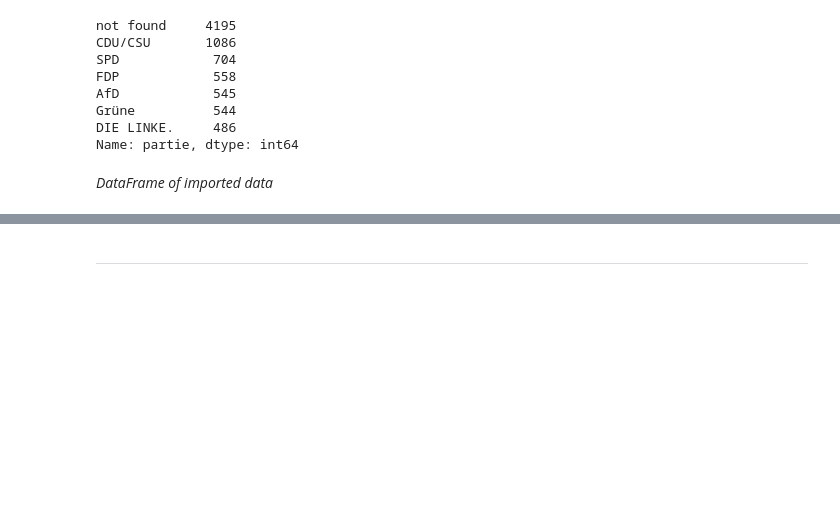
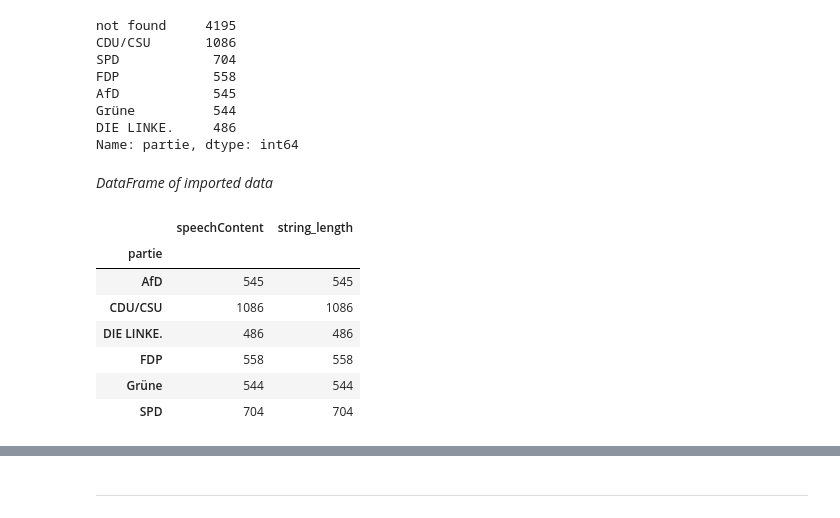
Before and after one commit to CodeGitte/SPICED_plenarreden_classifier, a Jupyter notebook: classifier.ipynb, the cells around one changed output, grey strips where cells are left out. Saved outputs shown, nothing was run; the diff lists cells and outputs as text; code cells hidden in the pictures; blank space fills up the shorter version.

```diff
--- a/classifier.ipynb
+++ b/classifier.ipynb
@@ -65,3 +68,16 @@ Name: partie, dtype: int64
 data = data[data.partie != 'not found']
 # %% [markdown]
 *DataFrame of imported data*
+# %%
+#adding a column "string_length" to the DataFrame
+data[['string_length']]= data['speechContent'].str.len()
+data.groupby('partie').count()
+# %% [output]
+|  | speechContent | string_length |
+| partie |  |  |
+| AfD | 545 | 545 |
+| CDU/CSU | 1086 | 1086 |
+| DIE LINKE. | 486 | 486 |
+| FDP | 558 | 558 |
+| Grüne | 544 | 544 |
+| SPD | 704 | 704 |
```
Also changed, not shown: parts of 37 cells of this notebook, 1 other file.
